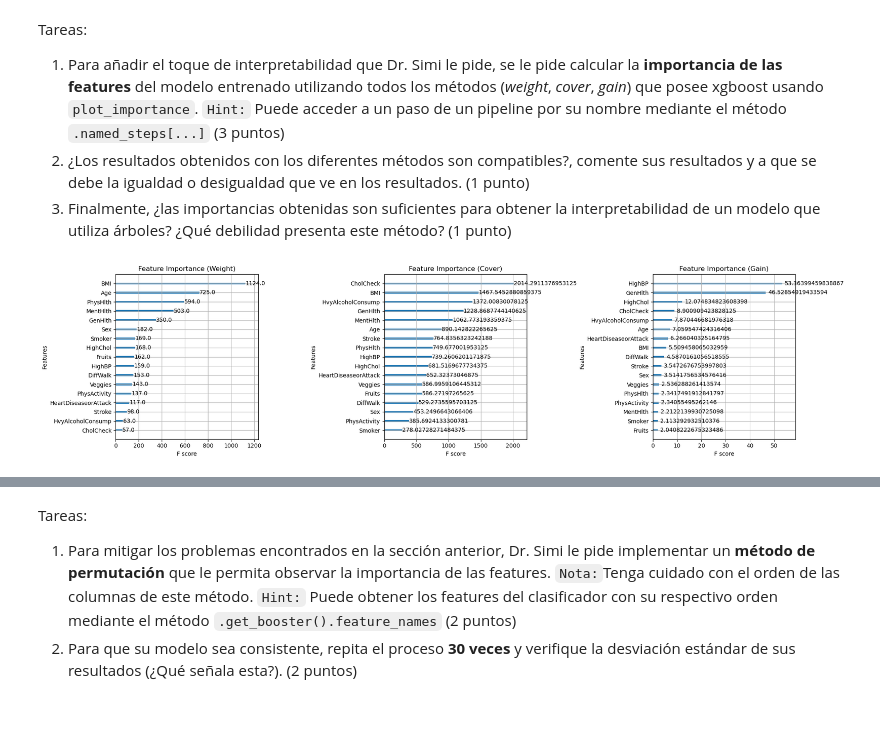
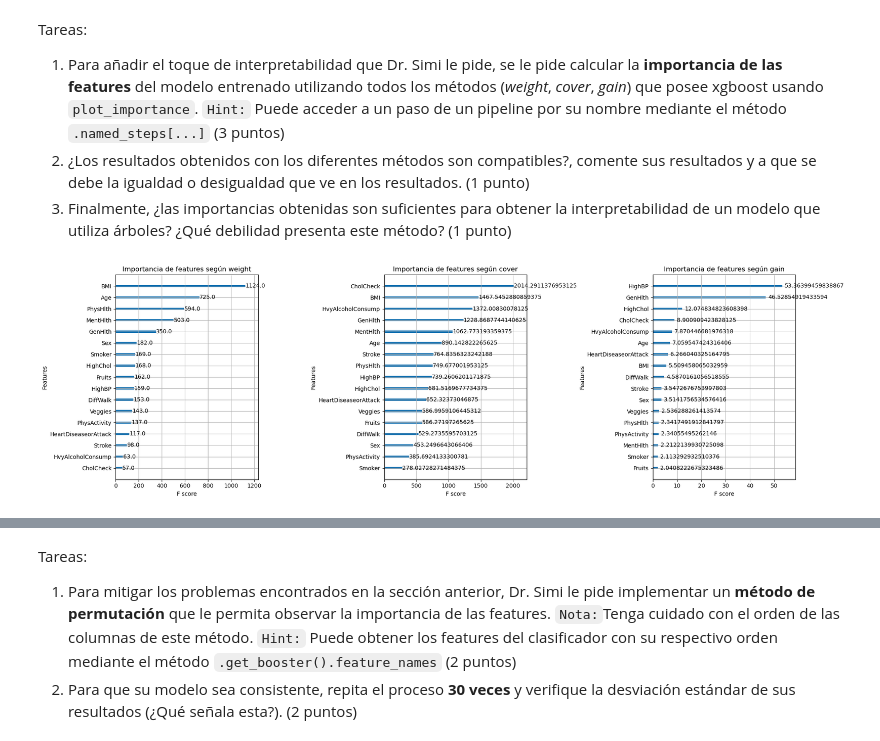
Before and after one commit to sebastianacunau/MDS7202-Laboratorios-y-Proyecto, a Jupyter notebook: Laboratorios/Lab 7 - Interpretabilidad/Lab7_enunciado.ipynb, the cells around one changed output, grey strips where cells are left out. Cells and saved outputs as stored; diff of their text form; code cells hidden in the pictures; blank space fills up the shorter version.

```diff
--- a/Laboratorios/Lab 7 - Interpretabilidad/Lab7_enunciado.ipynb
+++ b/Laboratorios/Lab 7 - Interpretabilidad/Lab7_enunciado.ipynb
@@ -139,34 +141,35 @@ memory usage: 9.7 MB
 # %% [markdown]
 En base la información que se observa en la tabla, podemos notar que tanto las variables numéricas como categóricas están en formato `float` en el dataset y que buena parte de ellas tiene sus valores en el intervalo $[0,1]$. Por este motivo, se aplicará `MinMaxScaler()` a todas las columnas que no cumplan esta última condición, únicamente para preservar la uniformidad de la escala de los datos y que se puede encontrar puntos de convergencia más rápidamente.
 # %%
-# Separar características y target
+# Se separan las variables predictoras de la variable a predecir
 X = df.drop(columns=['Diabetes'])
 y = df['Diabetes']
 
-# Dividir en conjunto de entrenamiento y prueba
+# Se dividen los datos en conjuntos de entrenamiento y prueba en proporción 2/3 y 1/3
 X_train, X_test, y_train, y_test = train_test_split(X, y, test_size=1/3, random_state=13, stratify=y)
 
-# Determinar columnas numéricas
-numeric_features = X.columns
+# Se determinan las columnas cuyo intervalo no es [0,1]
+not_in_01 = [col for col in X_train.columns if (X_train[col].min() < 0) or (X_train[col].max() > 1)]
 
-# Crear ColumnTransformer para preprocesamiento
-preprocessor = ColumnTransformer(
+# Se crea ColumnTransformer para preprocesamiento
+preprocesamiento = ColumnTransformer(
     transformers=[
-        ('num', MinMaxScaler(), numeric_features)
+        ('minmax', MinMaxScaler(), not_in_01)
     ],
+    remainder='passthrough',
     verbose_feature_names_out=False
 ).set_output(transform='pandas')
 
-# Crear pipeline con preprocesamiento y modelo XGBoost
+# Se crea pipeline con preprocesamiento y modelo XGBoost
 pipeline = Pipeline(steps=[
-    #('preprocessor', preprocessor),
-    ('classifier', XGBClassifier(use_label_encoder=False, eval_metric='logloss', random_state=13))
+    #('preprocessing', preprocesamiento),
+    ('XGB classifying', XGBClassifier(eval_metric='auc', random_state=13))
 ])
 
-# Entrenar el modelo
+# Se entrena el modelo
 pipeline.fit(X_train, y_train)
 
-# Predecir y generar reporte de clasificación
+# Se predice y reportan métricas de clasificación
 y_pred = pipeline.predict(X_test)
 print(classification_report(y_test, y_pred))
 # %% [output]
@@ -193,25 +221,22 @@ Tareas:
 2. ¿Los resultados obtenidos con los diferentes métodos son compatibles?, comente sus resultados y a que se debe la igualdad o desigualdad que ve en los resultados. (1 punto)
 3. Finalmente, ¿las importancias obtenidas son suficientes para obtener la interpretabilidad de un modelo que utiliza árboles? ¿Qué debilidad presenta este método? (1 punto)
 # %%
-# Obtener el clasificador del pipeline
-xgb_model = pipeline.named_steps['classifier']
+# Se extrae el clasificador del pipeline
+xgb_model = pipeline.named_steps['XGB classifying']
 
 # Crear gráficos de importancia de las features
-fig, axes = plt.subplots(1, 3, figsize=(20, 5))
+fig, axes = plt.subplots(1, 3, figsize=(20, 6))
 
 # Importancia por weight
-plot_importance(xgb_model, importance_type='weight', ax=axes[0], title='Feature Importance (Weight)')
-axes[0].set_title('Feature Importance (Weight)')
+plot_importance(xgb_model, importance_type='weight', ax=axes[0], title='Importancia de features según weight')
 
 # Importancia por cover
-plot_importance(xgb_model, importance_type='cover', ax=axes[1], title='Feature Importance (Cover)')
-axes[1].set_title('Feature Importance (Cover)')
+plot_importance(xgb_model, importance_type='cover', ax=axes[1], title='Importancia de features según cover')
 
 # Importancia por gain
-plot_importance(xgb_model, importance_type='gain', ax=axes[2], title='Feature Importance (Gain)')
-axes[2].set_title('Feature Importance (Gain)')
+plot_importance(xgb_model, importance_type='gain', ax=axes[2], title='Importancia de features según gain')
 
 plt.tight_layout()
 plt.show()
 # %% [output]
-[figure, old version]
+[figure, new version]
```
Also changed, not shown: parts of 24 cells of this notebook.
